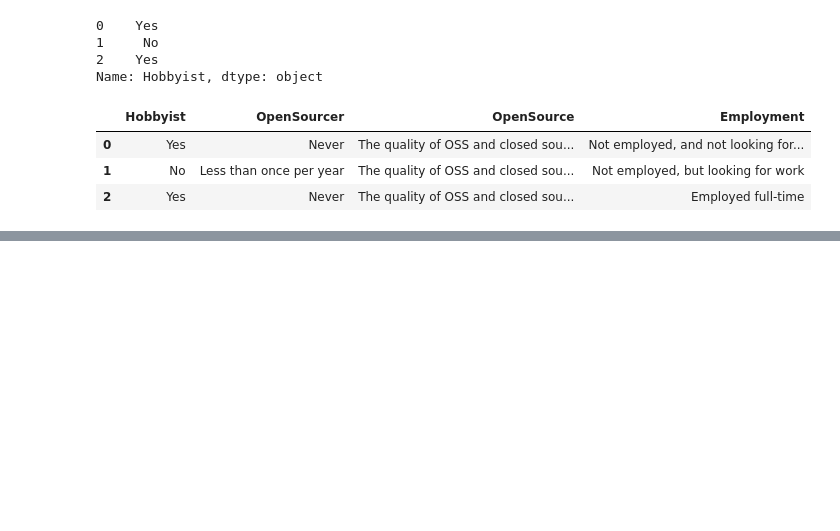
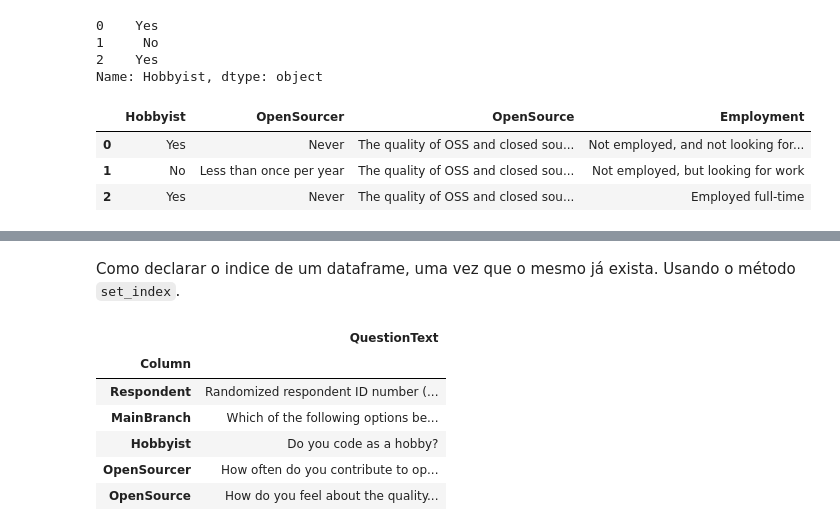
Before and after one commit to leanpina/Pandas_Corey_Shaffer, a Jupyter notebook: Pandas_Demo.ipynb, the cells around one changed output, grey strips where cells are left out. Saved outputs shown, nothing was run; the diff lists cells and outputs as text; code cells hidden in the pictures; blank space fills up the shorter version.

```diff
--- a/Pandas_Demo.ipynb
+++ b/Pandas_Demo.ipynb
@@ -129,0 +173,2 @@ df.loc[0:2, 'Hobbyist':'Employment']
+# %% [markdown]
+Como declarar o indice de um dataframe, uma vez que o mesmo já exista. Usando o método `set_index`.
@@ -129,0 +177,10 @@ df.loc[0:2, 'Hobbyist':'Employment']
+# %%
+schema_df.head()
+# %% [output]
+|  | QuestionText |
+| Column |  |
+| Respondent | Randomized respondent ID number (... |
+| MainBranch | Which of the following options be... |
+| Hobbyist | Do you code as a hobby? |
+| OpenSourcer | How often do you contribute to op... |
+| OpenSource | How do you feel about the quality... |
```
Also changed, not shown: parts of 21 cells of this notebook.
